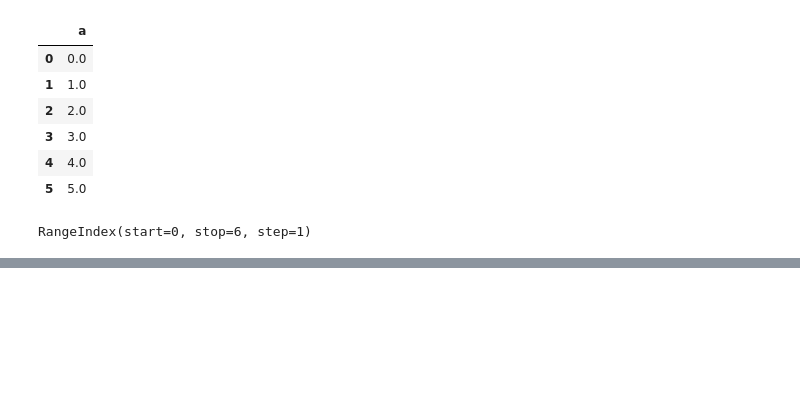
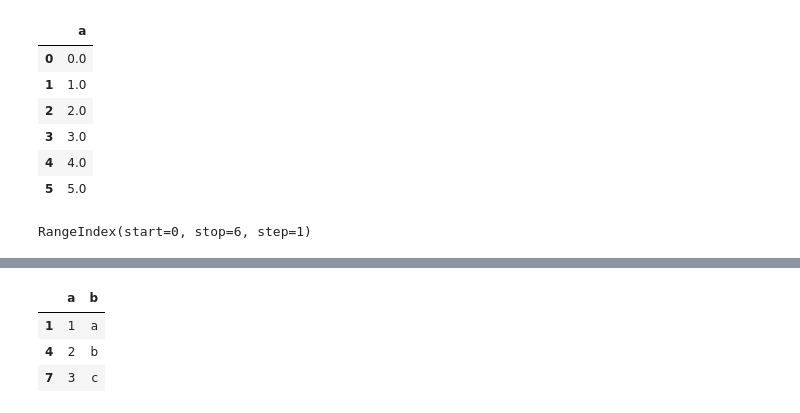
Before and after one commit to NinCastle/Study_Python, a Jupyter notebook: Pandas/Pandas_Basic.ipynb, the cells around one changed output, grey strips where cells are left out. Drawn from its saved outputs; the diff is of its cells as text; code cells hidden in the pictures; blank space fills up the shorter version.

```diff
--- a/Pandas/Pandas_Basic.ipynb
+++ b/Pandas/Pandas_Basic.ipynb
@@ -489,0 +562,7 @@ test.index.append
+# %%
+b.reindex(columns=['a','b']) # ????
+# %% [output]
+|  | a | b |
+| 1 | 1 | a |
+| 4 | 2 | b |
+| 7 | 3 | c |
```
Also changed, not shown: parts of 32 cells of this notebook.
